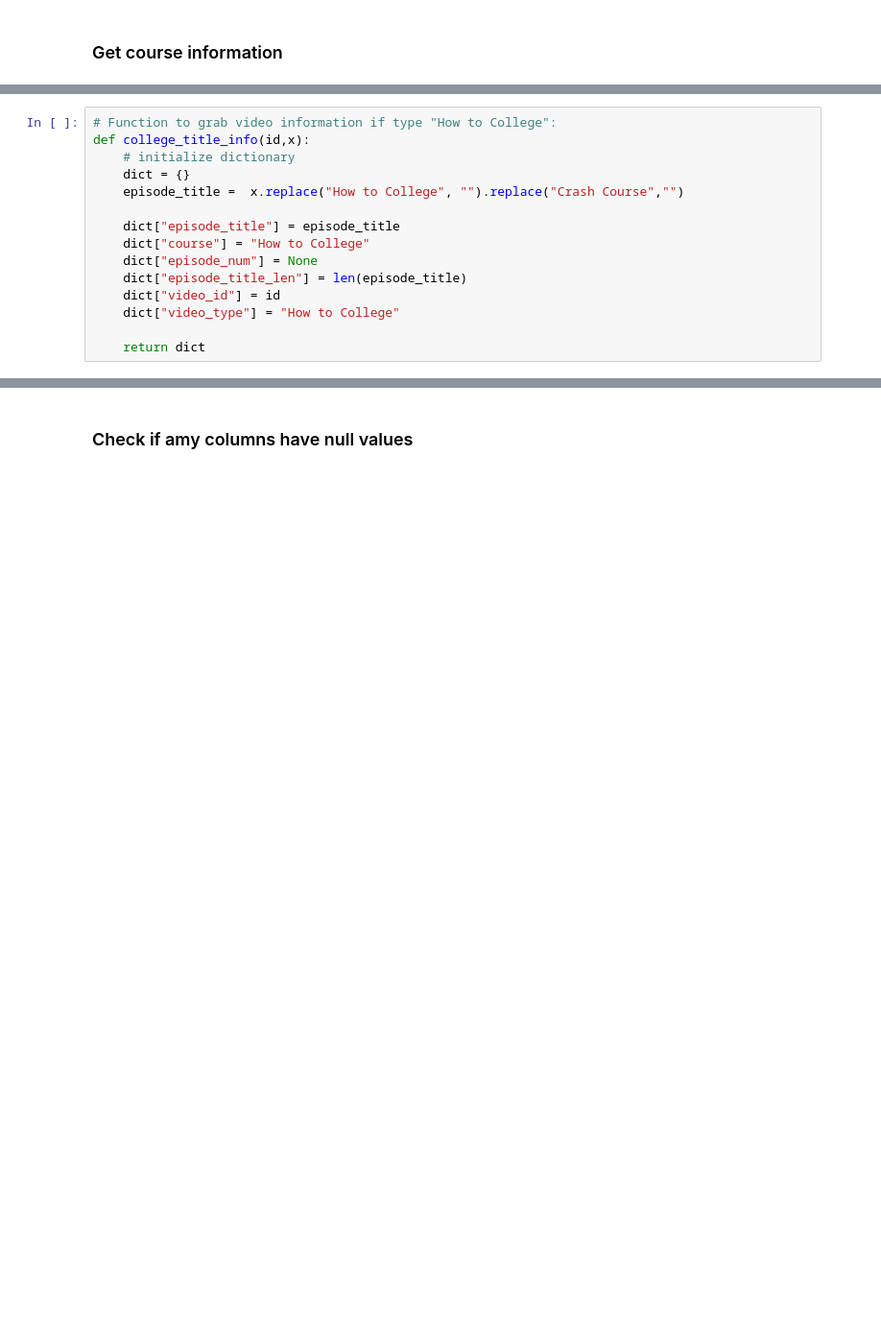
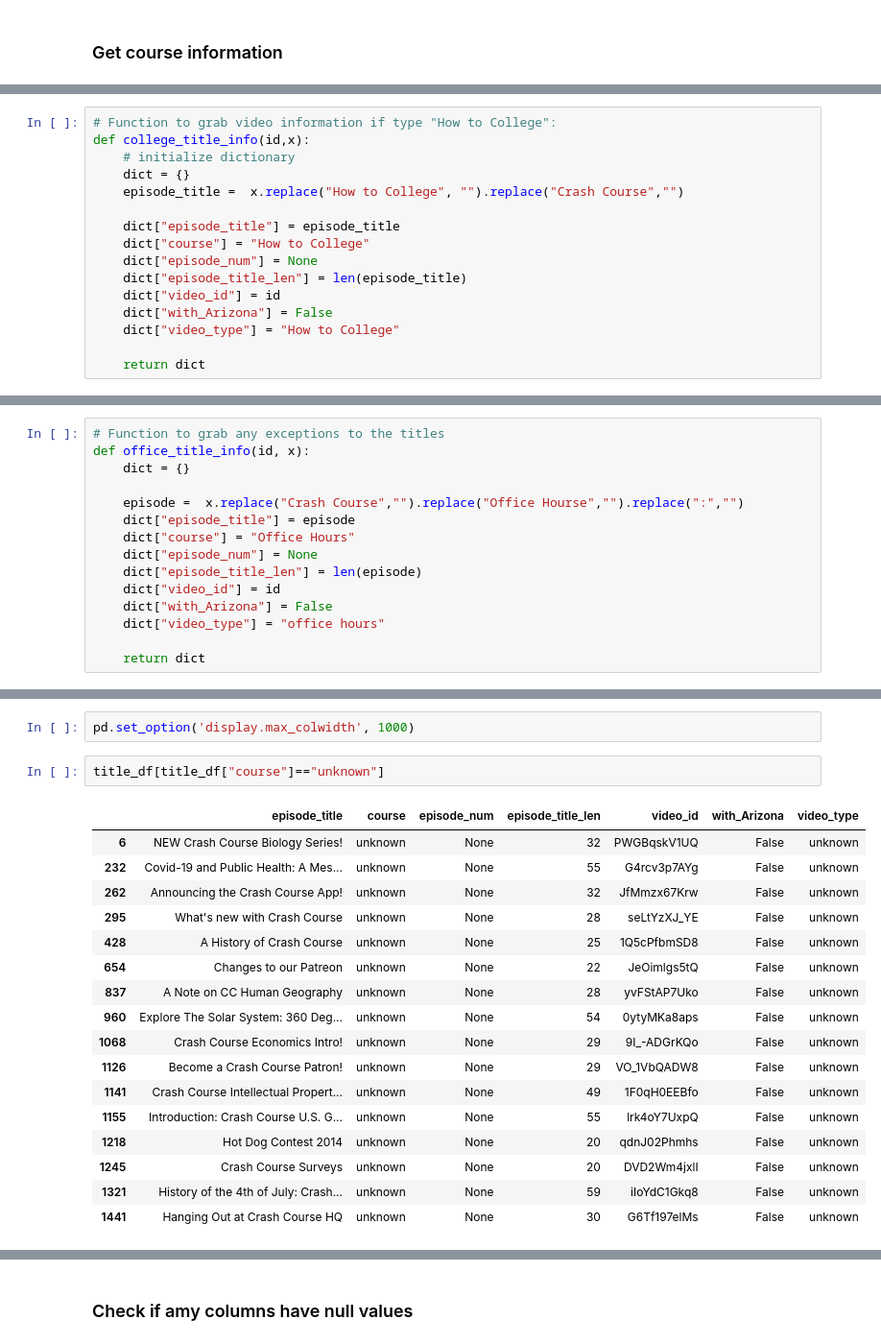
Before and after one commit to JenniferM-BShulyak/crashcourse, a Jupyter notebook: etl_crashcourse.ipynb, the cells around one changed output, grey strips where cells are left out. Shown at 96% size. Cells and saved outputs as stored; diff of their text form; blank space fills up the shorter version.

```diff
--- a/etl_crashcourse.ipynb
+++ b/etl_crashcourse.ipynb
@@ -220,6 +246,7 @@ def college_title_info(id,x):
     dict["episode_num"] = None
     dict["episode_title_len"] = len(episode_title)
     dict["video_id"] = id
+    dict["with_Arizona"] = False
     dict["video_type"] = "How to College"
 
     return dict
@@ -235 +281,16 @@ def other_title_info(id, x):
     return dict
+# %%
+# Function to grab any exceptions to the titles
+def office_title_info(id, x):
+    dict = {}
+
+    episode =  x.replace("Crash Course","").replace("Office Hourse","").replace(":","")
+    dict["episode_title"] = episode
+    dict["course"] = "Office Hours"
+    dict["episode_num"] = None
+    dict["episode_title_len"] = len(episode)
+    dict["video_id"] = id
+    dict["with_Arizona"] = False
+    dict["video_type"] = "office hours"
+
+    return dict
@@ -269,0 +383,22 @@ IndexError: list index out of range
+# %%
+pd.set_option('display.max_colwidth', 1000)
+# %%
+title_df[title_df["course"]=="unknown"]
+# %% [output]
+|  | episode_title | course | episode_num | episode_title_len | video_id | with_Arizona | video_type |
+| 6 | NEW Crash Course Biology Series! | unknown | None | 32 | PWGBqskV1UQ | False | unknown |
+| 232 | Covid-19 and Public Health: A Mes... | unknown | None | 55 | G4rcv3p7AYg | False | unknown |
+| 262 | Announcing the Crash Course App! | unknown | None | 32 | JfMmzx67Krw | False | unknown |
+| 295 | What's new with Crash Course | unknown | None | 28 | seLtYzXJ_YE | False | unknown |
+| 428 | A History of Crash Course | unknown | None | 25 | 1Q5cPfbmSD8 | False | unknown |
+| 654 | Changes to our Patreon | unknown | None | 22 | JeOimlgs5tQ | False | unknown |
+| 837 | A Note on CC Human Geography | unknown | None | 28 | yvFStAP7Uko | False | unknown |
+| 960 | Explore The Solar System: 360 Deg... | unknown | None | 54 | 0ytyMKa8aps | False | unknown |
+| 1068 | Crash Course Economics Intro! | unknown | None | 29 | 9I_-ADGrKQo | False | unknown |
+| 1126 | Become a Crash Course Patron! | unknown | None | 29 | VO_1VbQADW8 | False | unknown |
+| 1141 | Crash Course Intellectual Propert... | unknown | None | 49 | 1F0qH0EEBfo | False | unknown |
+| 1155 | Introduction: Crash Course U.S. G... | unknown | None | 55 | lrk4oY7UxpQ | False | unknown |
+| 1218 | Hot Dog Contest 2014 | unknown | None | 20 | qdnJ02Phmhs | False | unknown |
+| 1245 | Crash Course Surveys | unknown | None | 20 | DVD2Wm4jxlI | False | unknown |
+| 1321 | History of the 4th of July: Crash... | unknown | None | 59 | iIoYdC1Gkq8 | False | unknown |
+| 1441 | Hanging Out at Crash Course HQ | unknown | None | 30 | G6Tf197elMs | False | unknown |
```
Also changed, not shown: parts of 35 cells of this notebook, 3 other files.
